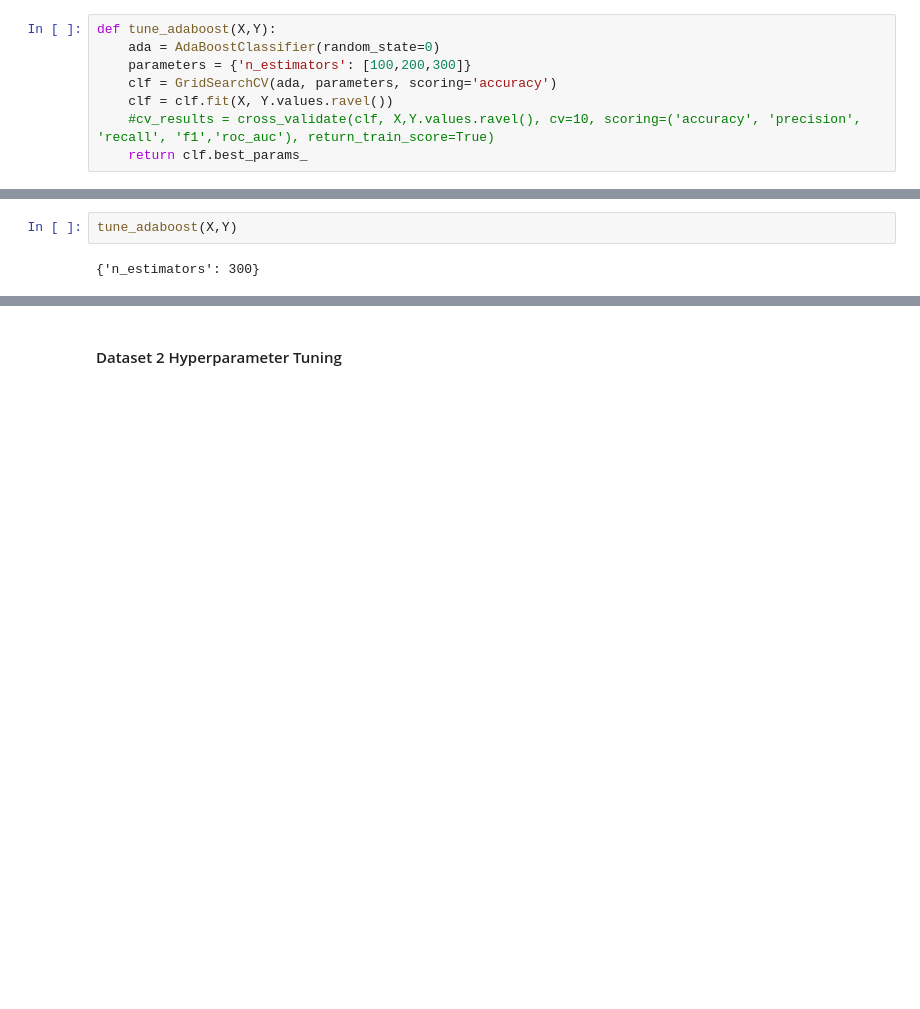
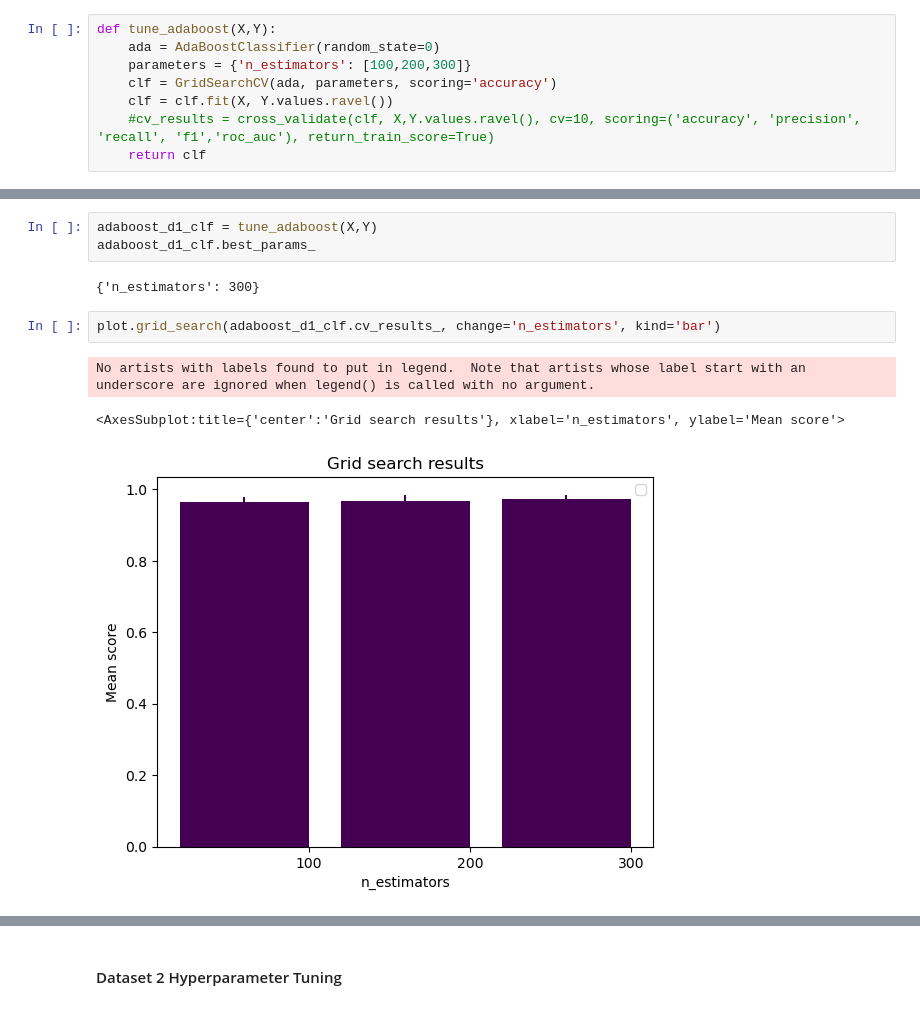
Before and after one commit to keshara2032/CS6316-ML-Project, a Jupyter notebook: part_1.ipynb, the cells around one changed output, grey strips where cells are left out. Saved outputs shown, nothing was run; the diff lists cells and outputs as text; blank space fills up the shorter version.

```diff
--- a/part_1.ipynb
+++ b/part_1.ipynb
@@ -77,7 +78,7 @@ def tune_adaboost(X,Y):
     clf = GridSearchCV(ada, parameters, scoring='accuracy')
     clf = clf.fit(X, Y.values.ravel())
     #cv_results = cross_validate(clf, X,Y.values.ravel(), cv=10, scoring=('accuracy', 'precision', 'recall', 'f1','roc_auc'), return_train_score=True)
-    return clf.best_params_
+    return clf
 # %%
 def tune_logistic_regression(X,y, max_iter=100):
     logisticRegr = LogisticRegression(max_iter=max_iter)
@@ -129,4 +146,11 @@ tune_svm(X,Y)
 # %%
-tune_adaboost(X,Y)
+adaboost_d1_clf = tune_adaboost(X,Y)
+adaboost_d1_clf.best_params_
 # %% [output]
 {'n_estimators': 300}
+# %%
+plot.grid_search(adaboost_d1_clf.cv_results_, change='n_estimators', kind='bar')
+# %% [output]
+No artists with labels found to put in legend.  Note that artists whose label start with an underscore are ignored when legend() is called with no argument.
+<AxesSubplot:title={'center':'Grid search results'}, xlabel='n_estimators', ylabel='Mean score'>
+[figure, added]
```
Also changed, not shown: parts of 68 cells of this notebook.
